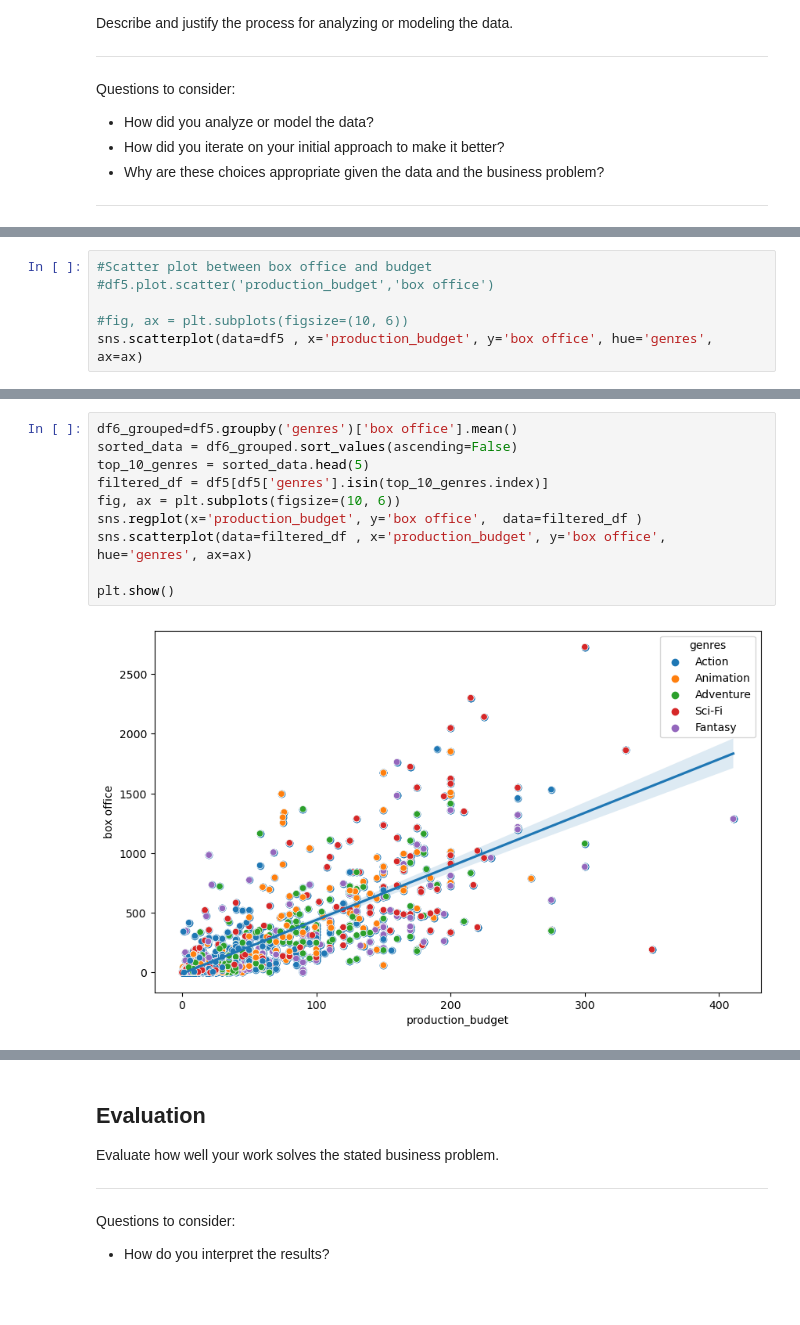
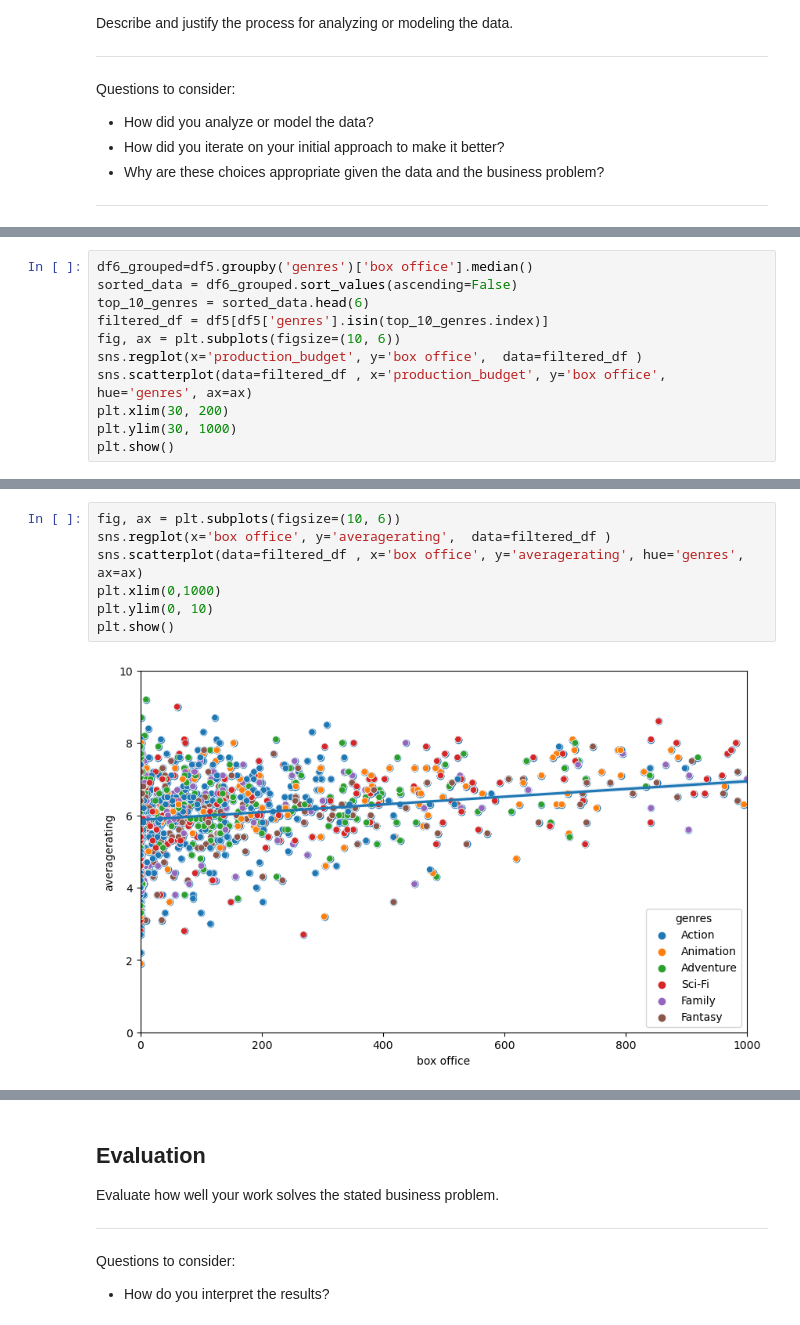
Before and after one commit to Gajas9/Gaja-projectone, a Jupyter notebook: dsc-phase1-project-template-Final.ipynb, the cells around one changed output, grey strips where cells are left out. Saved outputs shown, nothing was run; the diff lists cells and outputs as text; blank space fills up the shorter version.

```diff
--- a/dsc-phase1-project-template-Final.ipynb
+++ b/dsc-phase1-project-template-Final.ipynb
@@ -588,6 +585,11 @@ ax.bar(data['genre'], data['mean'], label='Mean')
 # %%
-#Scatter plot between box office and budget
-#df5.plot.scatter('production_budget','box office')
-
-#fig, ax = plt.subplots(figsize=(10, 6))
-sns.scatterplot(data=df5 , x='production_budget', y='box office', hue='genres', ax=ax)
+df6_grouped=df5.groupby('genres')['box office'].median()
+sorted_data = df6_grouped.sort_values(ascending=False)
+top_10_genres = sorted_data.head(6)
+filtered_df = df5[df5['genres'].isin(top_10_genres.index)]
+fig, ax = plt.subplots(figsize=(10, 6))
+sns.regplot(x='production_budget', y='box office',  data=filtered_df )
+sns.scatterplot(data=filtered_df , x='production_budget', y='box office', hue='genres', ax=ax)
+plt.xlim(30, 200)
+plt.ylim(30, 1000)
+plt.show()
@@ -594,12 +609,9 @@ sns.scatterplot(data=df5 , x='production_budget', y='box office', hue='genres',
 # %%
-df6_grouped=df5.groupby('genres')['box office'].mean()
-sorted_data = df6_grouped.sort_values(ascending=False)
-top_10_genres = sorted_data.head(5)
-filtered_df = df5[df5['genres'].isin(top_10_genres.index)]
 fig, ax = plt.subplots(figsize=(10, 6))
-sns.regplot(x='production_budget', y='box office',  data=filtered_df )
-sns.scatterplot(data=filtered_df , x='production_budget', y='box office', hue='genres', ax=ax)
-
+sns.regplot(x='box office', y='averagerating',  data=filtered_df )
+sns.scatterplot(data=filtered_df , x='box office', y='averagerating', hue='genres', ax=ax)
+plt.xlim(0,1000)
+plt.ylim(0, 10)
 plt.show()
 # %% [output]
-[figure, old version]
+[figure, new version]
```
Also changed, not shown: parts of 21 cells of this notebook, 5 other files.
